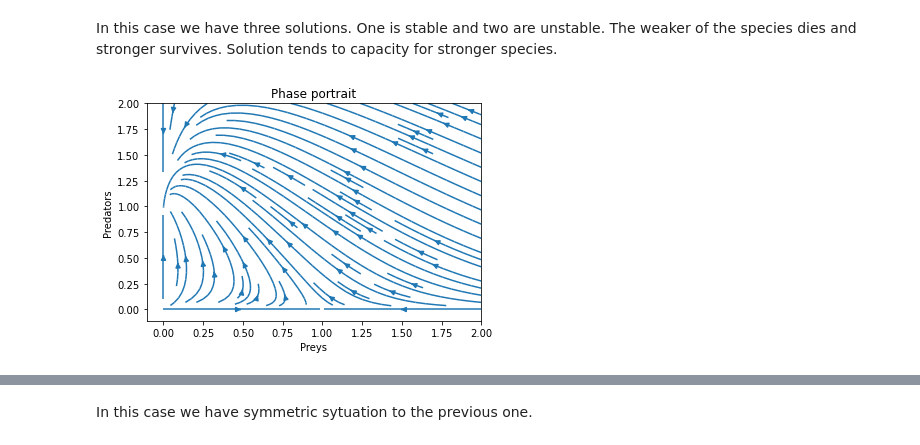
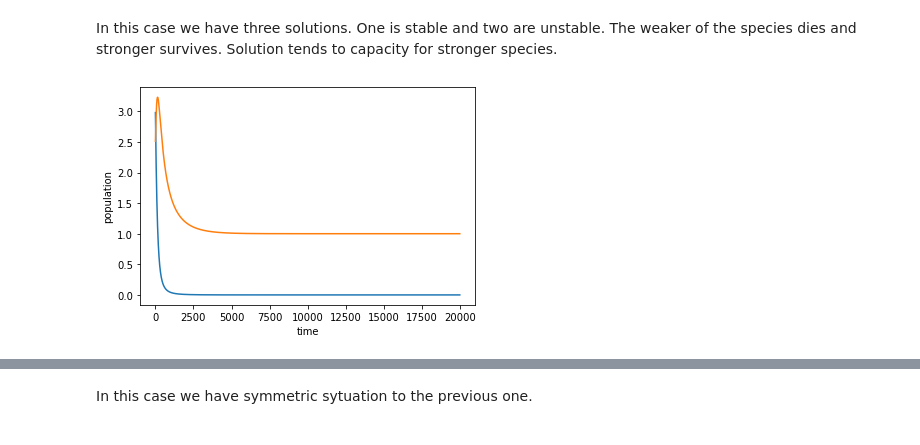
Before and after one commit to Deneverhad/Lotka, a Jupyter notebook: Lotka-Voltera.ipynb, the cells around one changed output, grey strips where cells are left out. Cells and saved outputs as stored; diff of their text form; code cells hidden in the pictures.

```diff
--- a/Lotka-Voltera.ipynb
+++ b/Lotka-Voltera.ipynb
@@ -233,5 +252,25 @@ Now $ a_1 < 1 $ and $ a_2 > 1 $.
 r= 1.0; s = 1.0
 k1 = 1.0; k2 = 1.0
 a1 = -1.0; a2 = 2.0
-phase_plot(competitions, 2, 10)
+
+Y1 = [3.0, 2.5]
+
+#F -> (t, N, P)
+competitions = [lambda F: F[1] * r * (1 - (F[1] / k1) - a1 * (F[2] / k2)),
+             lambda F: F[2] * s * (1 - (F[2] / k2) - a2 *  (F[1] / k1))]
+
+solver = runge_kutta_method(competitions, 20, 0, Y1)
+
+data_plot = []
+data_plot2 = []
+
+for i in range(0,len(solver)):
+    data_plot.append(solver[i][0])
+    data_plot2.append(solver[i][1])
+
+plt.plot(data_plot,label="prey")
+plt.plot(data_plot2,label="predator")
+plt.xlabel("time")
+plt.ylabel("population")
+plt.show()
 # %% [output]
@@ -241,7 +284,27 @@ In this case we have three solutions. One is stable and two are unstable. The we
 # %%
 r= 1.0; s = 1.0
 k1 = 1.0; k2 = 1.0
 a1 = 2.0; a2 = -2.0
-phase_plot(competitions, 2, 10)
+
+Y1 = [3.0, 2.5]
+
+#F -> (t, N, P)
+competitions = [lambda F: F[1] * r * (1 - (F[1] / k1) - a1 * (F[2] / k2)),
+             lambda F: F[2] * s * (1 - (F[2] / k2) - a2 *  (F[1] / k1))]
+
+solver = runge_kutta_method(competitions, 20, 0, Y1)
+
+data_plot = []
+data_plot2 = []
+
+for i in range(0,len(solver)):
+    data_plot.append(solver[i][0])
+    data_plot2.append(solver[i][1])
+
+plt.plot(data_plot,label="prey")
+plt.plot(data_plot2,label="predator")
+plt.xlabel("time")
+plt.ylabel("population")
+plt.show()
 # %% [output]
-[figure, old version]
+[figure, new version]
```
Also changed, not shown: parts of 6 cells of this notebook.
